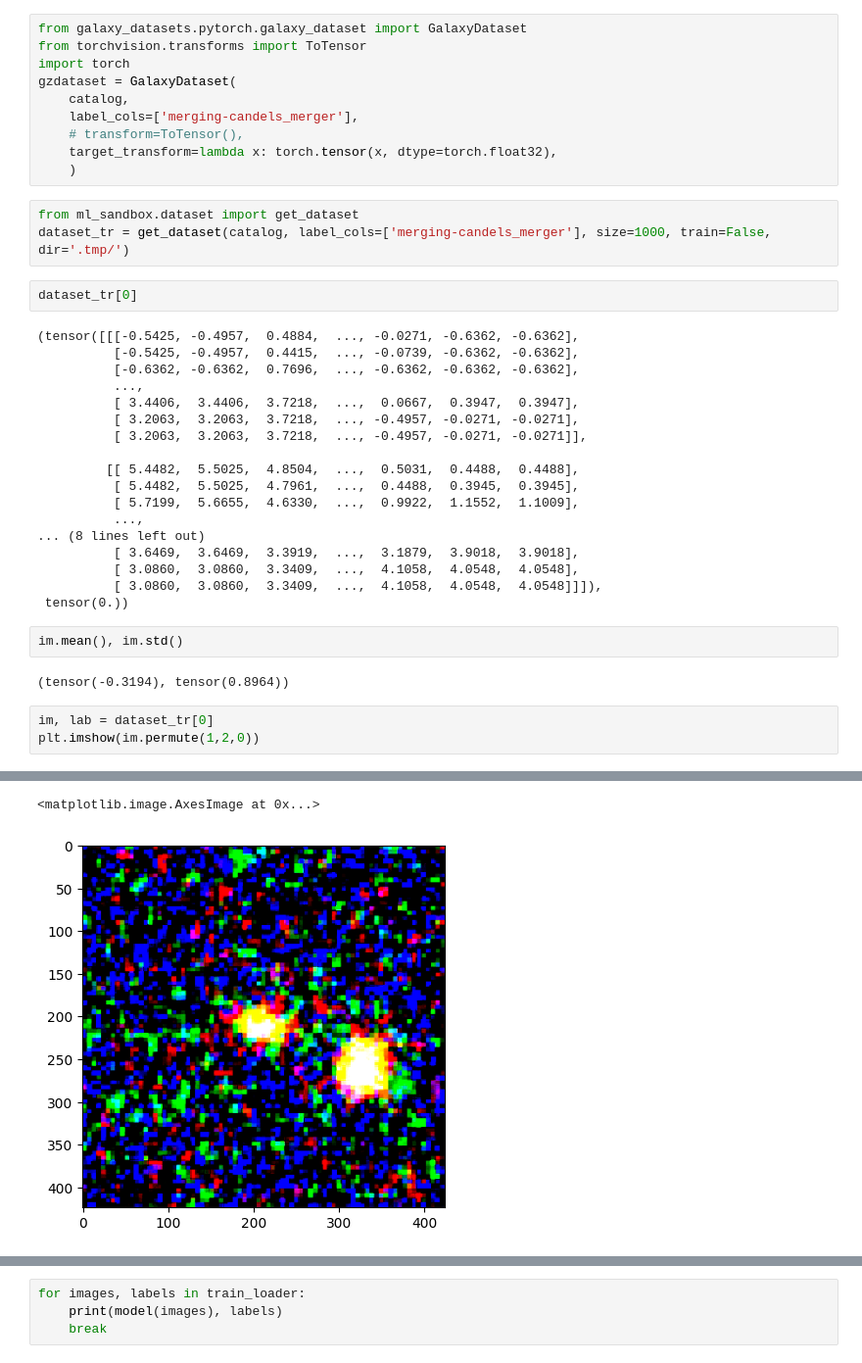
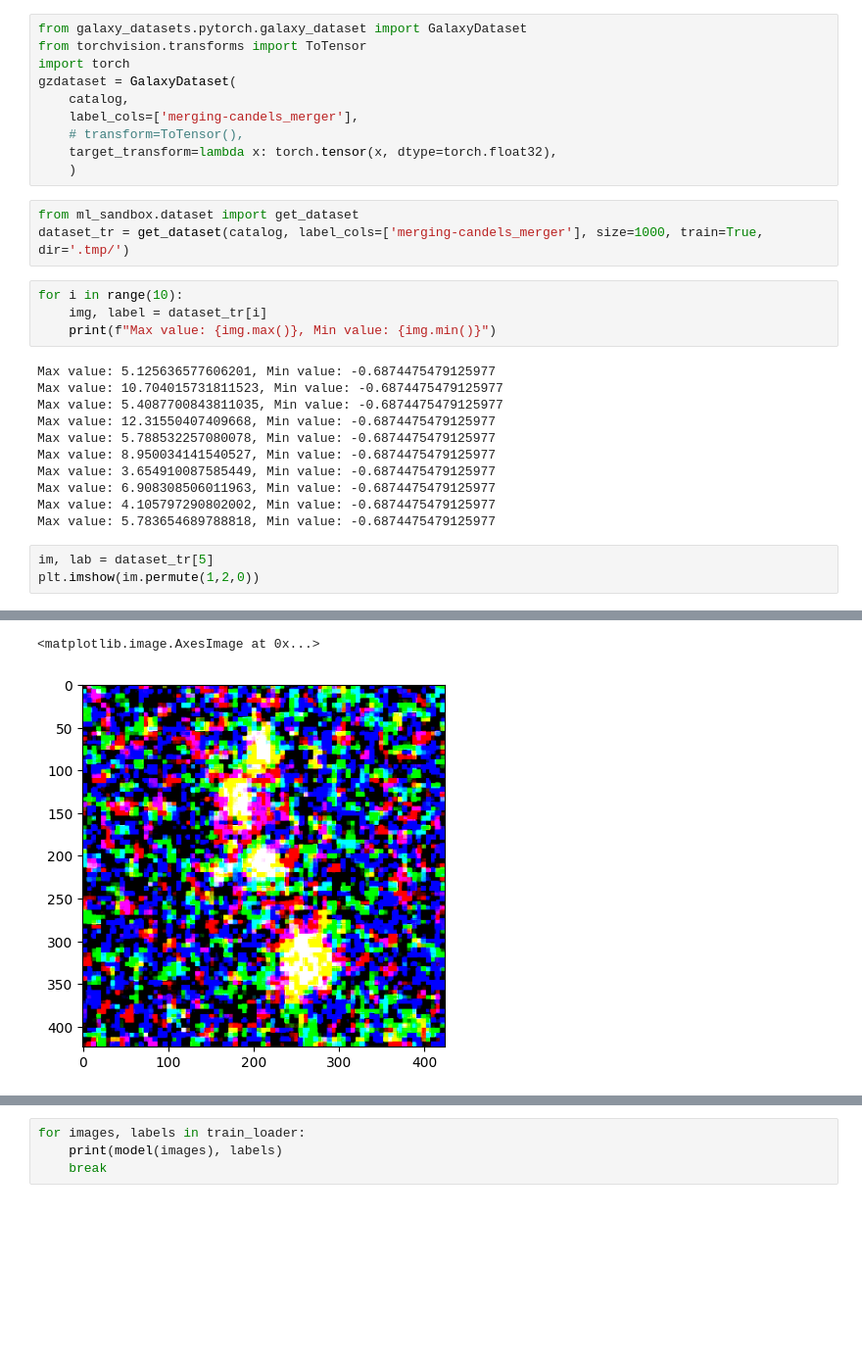
Before and after one commit to sjmckay/ml-sandbox, a Jupyter notebook: sandbox.ipynb, the cells around one changed output, grey strips where cells are left out. Shown at 98% size. Drawn from its saved outputs; the diff is of its cells as text; blank space fills up the shorter version.

```diff
--- a/sandbox.ipynb
+++ b/sandbox.ipynb
@@ -53,32 +35,23 @@ gzdataset = GalaxyDataset(
     )
 # %%
 from ml_sandbox.dataset import get_dataset
-dataset_tr = get_dataset(catalog, label_cols=['merging-candels_merger'], size=1000, train=False, dir='.tmp/')
+dataset_tr = get_dataset(catalog, label_cols=['merging-candels_merger'], size=1000, train=True, dir='.tmp/')
 # %%
-dataset_tr[0]
+for i in range(10):
+    img, label = dataset_tr[i]
+    print(f"Max value: {img.max()}, Min value: {img.min()}")
 # %% [output]
-(tensor([[[-0.5425, -0.4957,  0.4884,  ..., -0.0271, -0.6362, -0.6362],
-          [-0.5425, -0.4957,  0.4415,  ..., -0.0739, -0.6362, -0.6362],
-          [-0.6362, -0.6362,  0.7696,  ..., -0.6362, -0.6362, -0.6362],
-          ...,
-          [ 3.4406,  3.4406,  3.7218,  ...,  0.0667,  0.3947,  0.3947],
-          [ 3.2063,  3.2063,  3.7218,  ..., -0.4957, -0.0271, -0.0271],
-          [ 3.2063,  3.2063,  3.7218,  ..., -0.4957, -0.0271, -0.0271]],
-
-         [[ 5.4482,  5.5025,  4.8504,  ...,  0.5031,  0.4488,  0.4488],
-          [ 5.4482,  5.5025,  4.7961,  ...,  0.4488,  0.3945,  0.3945],
-          [ 5.7199,  5.6655,  4.6330,  ...,  0.9922,  1.1552,  1.1009],
-          ...,
-... (8 lines left out)
-          [ 3.6469,  3.6469,  3.3919,  ...,  3.1879,  3.9018,  3.9018],
-          [ 3.0860,  3.0860,  3.3409,  ...,  4.1058,  4.0548,  4.0548],
-          [ 3.0860,  3.0860,  3.3409,  ...,  4.1058,  4.0548,  4.0548]]]),
- tensor(0.))
+Max value: 5.125636577606201, Min value: -0.6874475479125977
+Max value: 10.704015731811523, Min value: -0.6874475479125977
+Max value: 5.4087700843811035, Min value: -0.6874475479125977
+Max value: 12.31550407409668, Min value: -0.6874475479125977
+Max value: 5.788532257080078, Min value: -0.6874475479125977
+Max value: 8.950034141540527, Min value: -0.6874475479125977
+Max value: 3.654910087585449, Min value: -0.6874475479125977
+Max value: 6.908308506011963, Min value: -0.6874475479125977
+Max value: 4.105797290802002, Min value: -0.6874475479125977
+Max value: 5.783654689788818, Min value: -0.6874475479125977
-# %%
-im.mean(), im.std()
-# %% [output]
-(tensor(-0.3194), tensor(0.8964))
 # %%
-im, lab = dataset_tr[0]
+im, lab = dataset_tr[5]
 plt.imshow(im.permute(1,2,0))
 # %% [output]
@@ -86,2 +59,2 @@ WARNING:matplotlib.image:Clipping input data to the valid range for imshow with
 <matplotlib.image.AxesImage at 0x...>
-[figure, old version]
+[figure, new version]
```
Also changed, not shown: parts of 14 cells of this notebook, 2 other files.
